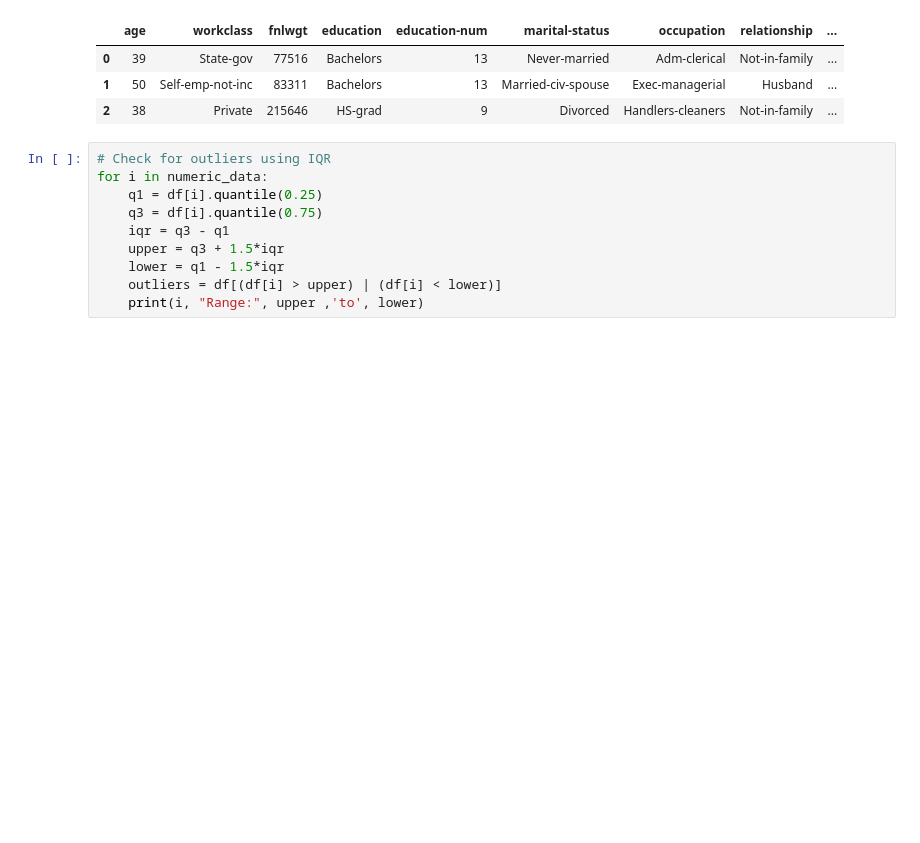
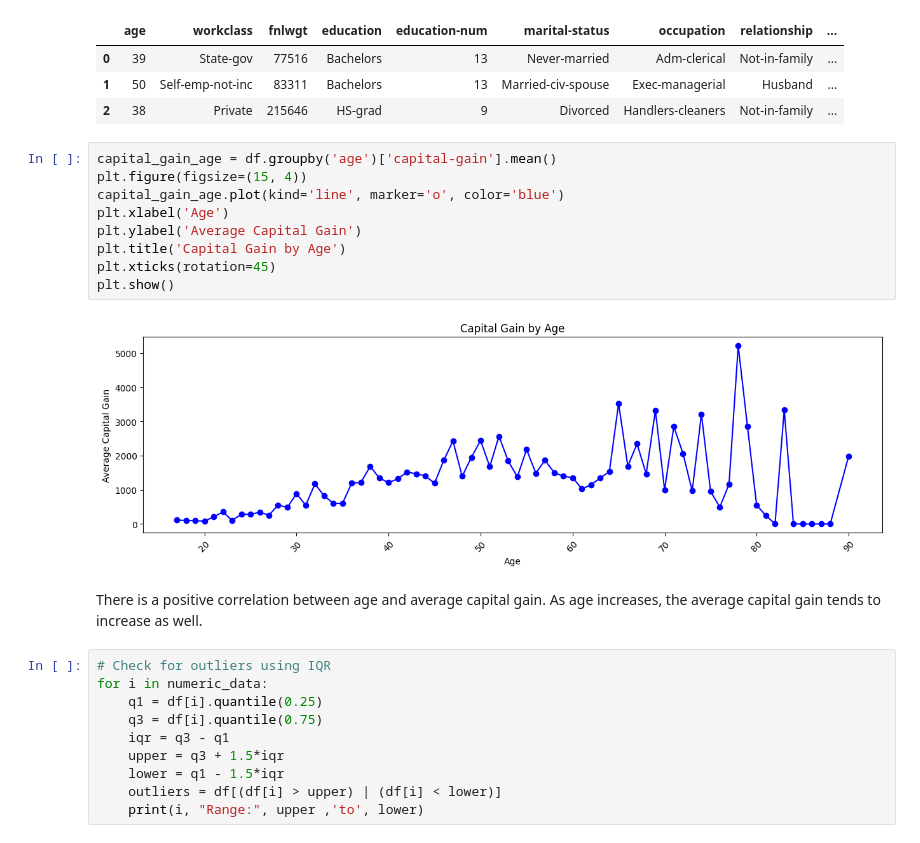
Before and after one commit to shashank2589/ADULT_CENSUS_INCOME_PREDICTION, a Jupyter notebook: notebooks/EDA.ipynb, the cells around one changed output. Saved outputs shown, nothing was run; the diff lists cells and outputs as text; blank space fills up the shorter version.

```diff
--- a/notebooks/EDA.ipynb
+++ b/notebooks/EDA.ipynb
@@ -172,6 +172,19 @@ df.head(3)
 | 0 | 39 | State-gov | 77516 | Bachelors | 13 | Never-married | Adm-clerical | Not-in-family | ... |
 | 1 | 50 | Self-emp-not-inc | 83311 | Bachelors | 13 | Married-civ-spouse | Exec-managerial | Husband | ... |
 | 2 | 38 | Private | 215646 | HS-grad | 9 | Divorced | Handlers-cleaners | Not-in-family | ... |
+# %%
+capital_gain_age = df.groupby('age')['capital-gain'].mean()
+plt.figure(figsize=(15, 4))
+capital_gain_age.plot(kind='line', marker='o', color='blue')
+plt.xlabel('Age')
+plt.ylabel('Average Capital Gain')
+plt.title('Capital Gain by Age')
+plt.xticks(rotation=45)
+plt.show()
+# %% [output]
+[figure, added]
+# %% [markdown]
+There is a positive correlation between age and average capital gain. As age increases, the average capital gain tends to increase as well.
 # %%
 # Check for outliers using IQR
 for i in numeric_data:
```
Also changed, not shown: parts of 5 cells of this notebook, 1 other file.
